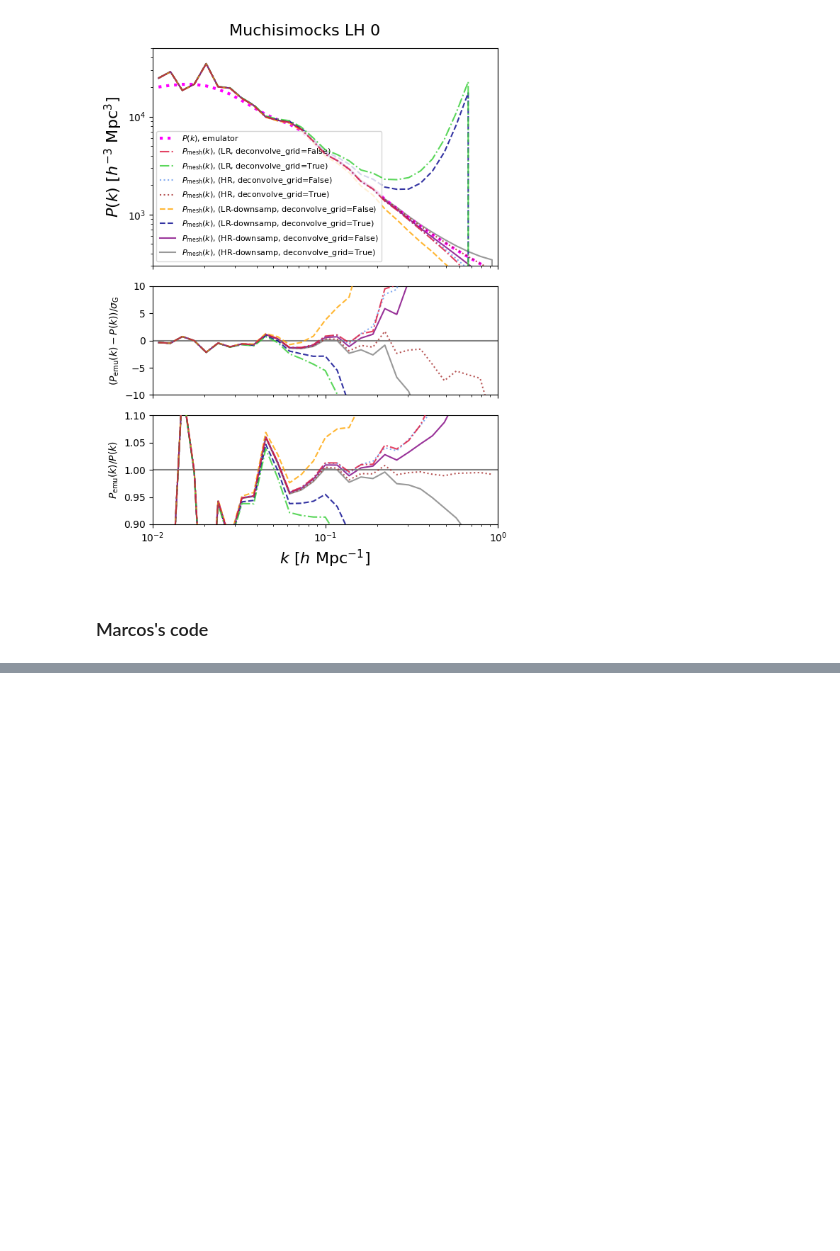
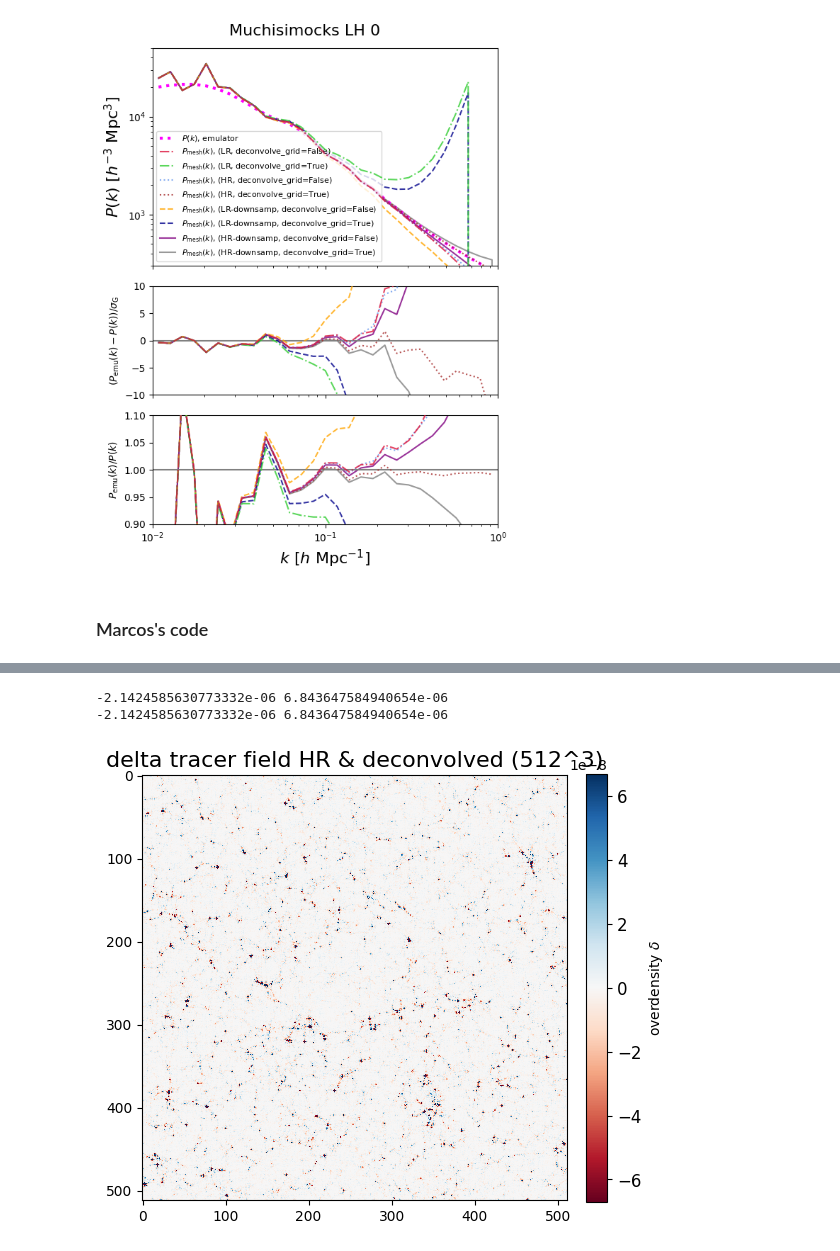
Before and after one commit to kstoreyf/muchisimocks, a Jupyter notebook: notebooks/2024-06-10_check_muchisimocks.ipynb, the cells around one changed output, grey strips where cells are left out. Saved outputs shown, nothing was run; the diff lists cells and outputs as text; code cells hidden in the pictures; blank space fills up the shorter version.

```diff
--- a/notebooks/2024-06-10_check_muchisimocks.ipynb
+++ b/notebooks/2024-06-10_check_muchisimocks.ipynb
@@ -1362,0 +1400,9 @@ https://scikit-learn.org/stable/model_persistence.html#security-maintainability-
+# %%
+plotter.plot_overdensity_field(tracer_field_hr_deconvolved-tracer_field_hr,
+                               title=r'delta tracer field HR & deconvolved (512^3)',
+                               #vmax=0.1
+                               )
+# %% [output]
+-2.1424585630773332e-06 6.843647584940654e-06
+-2.1424585630773332e-06 6.843647584940654e-06
+[figure, added]
```
Also changed, not shown: parts of 55 cells of this notebook, 1 other file.
